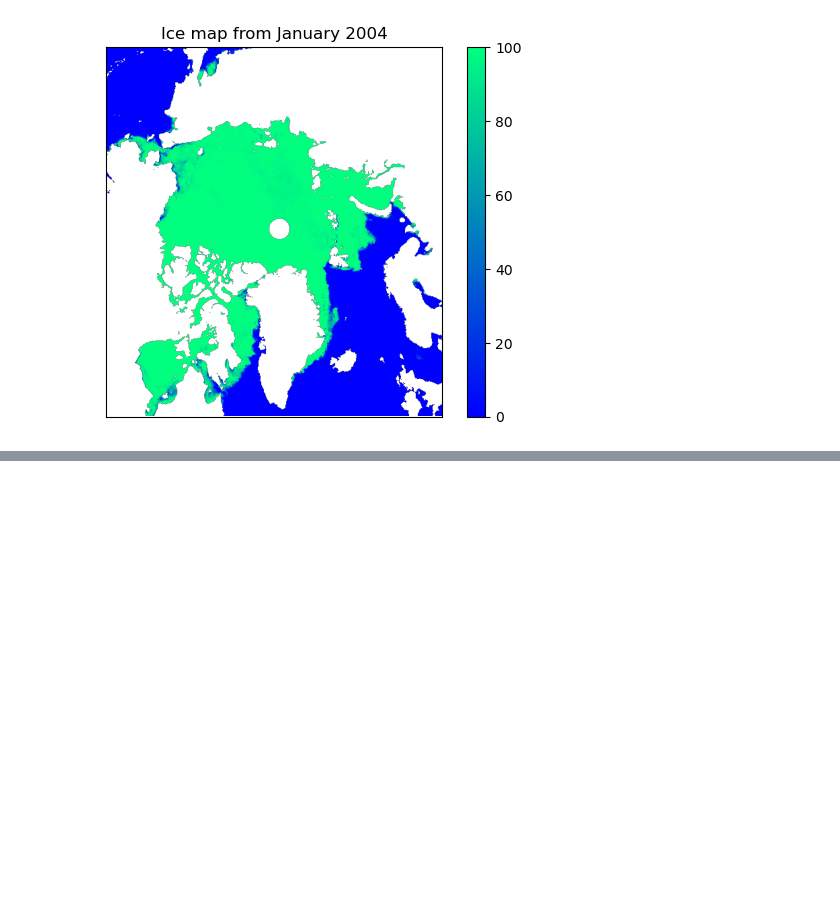
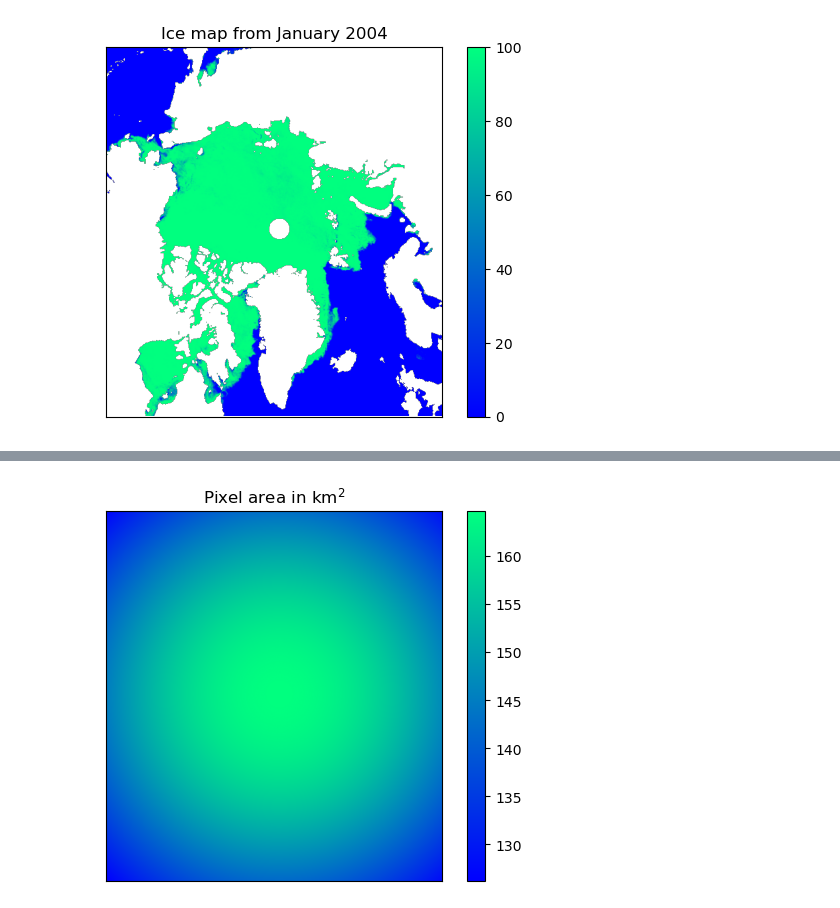
Before and after one commit to DanielDoradoMath/SciProPySS25, a Jupyter notebook: Week04/Project1-Dorado.ipynb, the cells around one changed output, grey strips where cells are left out. Saved outputs shown, nothing was run; the diff lists cells and outputs as text; code cells hidden in the pictures; blank space fills up the shorter version.

```diff
--- a/Week04/Project1-Dorado.ipynb
+++ b/Week04/Project1-Dorado.ipynb
@@ -153,0 +181,12 @@ time = []
+# %%
+px_areas = np.load('/home/share/Project_2/ice_data_area.npy')  # Pixel areas stored
+
+plt.imshow(px_areas, cmap='winter', origin='lower',)  # Produce heat map
+
+plt.tick_params(bottom=False, left=False, labelleft=False, labelbottom=False)
+plt.colorbar()
+plt.title(r'Pixel area in km$^2$')
+
+plt.show()
+# %% [output]
+[figure, added]
```
Also changed, not shown: parts of 11 cells of this notebook.
